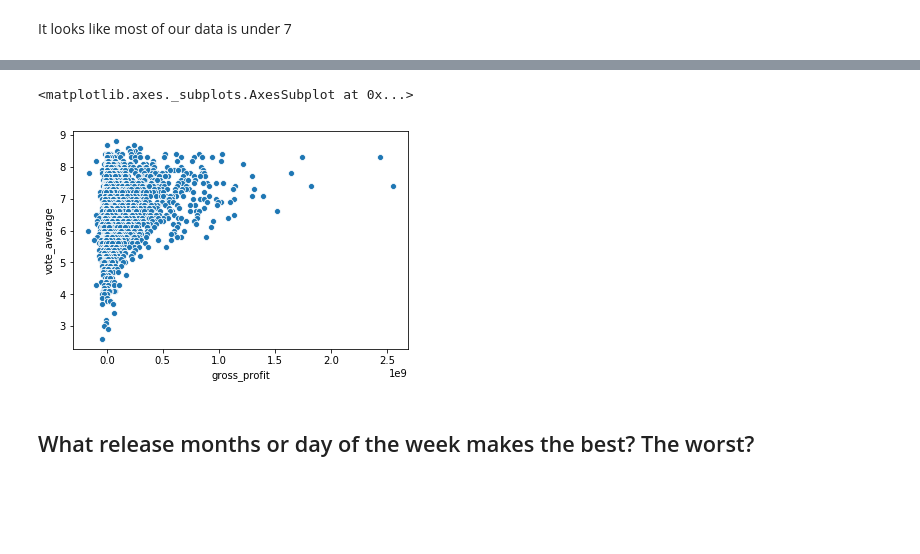
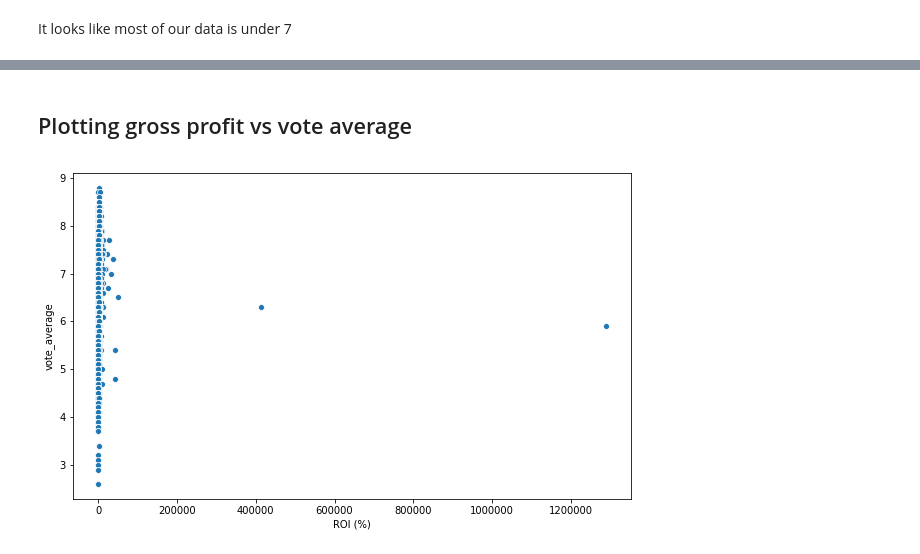
Before and after one commit to chrispfchung/mediaproject, a Jupyter notebook: Preprocessing API call Data (movieDB).ipynb, the cells around one changed output, grey strips where cells are left out. Drawn from its saved outputs; the diff is of its cells as text; code cells hidden in the pictures; blank space fills up the shorter version.

Commit message:
added ROI column and created new csv

```diff
--- a/Preprocessing API call Data (movieDB).ipynb
+++ b/Preprocessing API call Data (movieDB).ipynb
@@ -5,13 +5,21 @@
 import matplotlib.pyplot as plt
 %matplotlib inline
 import seaborn as sns
+import numpy as np
 
 df = pd.read_csv('movieDB_API_movies.csv') # read in original csv
-df = df.drop(columns='Unnamed: 0') # drop useless column identical-to-index column
+df = df.drop(columns='Unnamed: 0') # drop useless column index-like column
 
-# code below create gross_profit column for all non 0 budget and revenue (revenue - budget) & create csv
+# We have many rows with no budget or revenue. We want to filter them out and create a new 'Profit' column
 df['gross_profit'] = df[(df['revenue'] != 0) & (df['budget'] != 0)]['revenue'] -df[(df['revenue'] != 0) & (df['budget'] != 0)]['budget']
-# pd.DataFrame(df).to_csv('movieDB_API_movies_w_gross_profits.csv') #Turn into csv file for easy access
+
+# Create profit margin column , ROI, with complete dataframe
+df['ROI (%)'] = (df['gross_profit'] / df['budget']) * 100
+
+# there are 2677 with null gross_profit
+df_profits = df[df['gross_profit'].notna()]
+
+# pd.DataFrame(df).to_csv('movieDB_API_movies_w_gross_profits_&_ROI.csv') #Turn into csv file for easy access
 # %%
 df.head() # this is what our data looks like
 # %% [output]
@@ -47,3 +76,7 @@ memory usage: 651.6+ KB
 #### Create subset of data points with gross profit. We have 4273/6950 data points that have a calculated gross profit. We will analyze our data to learn more about and see if there's other data we need. We won't remove the 0 values but we won't use them now.
 # %%
 df = df[df['gross_profit'].notna()]
+# %%
+# Create profit margin column , investment, ROI
+df['ROI (%)'] = (df['gross_profit'] / df['budget']) * 100
+df.head()
@@ -119,10 +159,12 @@ df.head()
 | 2 | 6000000 | ['Drama', 'Crime'] | 238 | tt0068646 | 29.433 | 1972-03-14 | 245066411 | 175.0 | The Godfather | 8.7 | ... |
 | 3 | 11363000 | ['Comedy', 'Thriller', 'Drama'] | 496243 | tt6751668 | 176.819 | 2019-05-30 | 201055038 | 132.0 | Parasite | 8.6 | ... |
 | 4 | 22000000 | ['Drama', 'History', 'War'] | 424 | tt0108052 | 19.641 | 1993-11-30 | 321365567 | 195.0 | Schindler's List | 8.6 | ... |
-# %%
-sns.scatterplot(df['gross_profit'], df['vote_average'])
-# %% [output]
-<matplotlib.axes._subplots.AxesSubplot at 0x...>
-[figure, removed]
-# %% [markdown]
-## What release months or day of the week makes the best? The worst?
+# %% [markdown]
+## Plotting gross profit vs vote average
+# %%
+fig, ax = plt.subplots(figsize=(10,6))
+sns.scatterplot(df['ROI (%)'], df['vote_average']);
+
+# the majority of movies making money have an average rating 5.5 - 8.5 (estimated)
+# %% [output]
+[figure, added]
```
Also changed, not shown: parts of 10 cells of this notebook, 2 other files.
